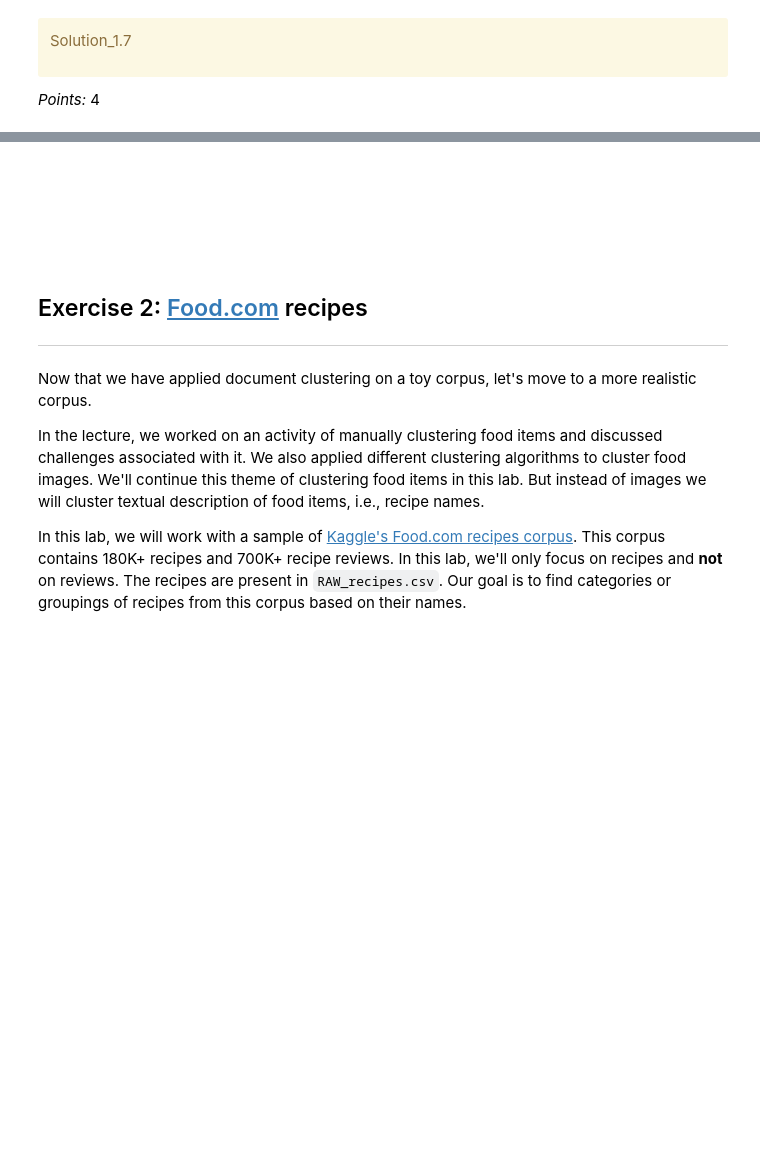
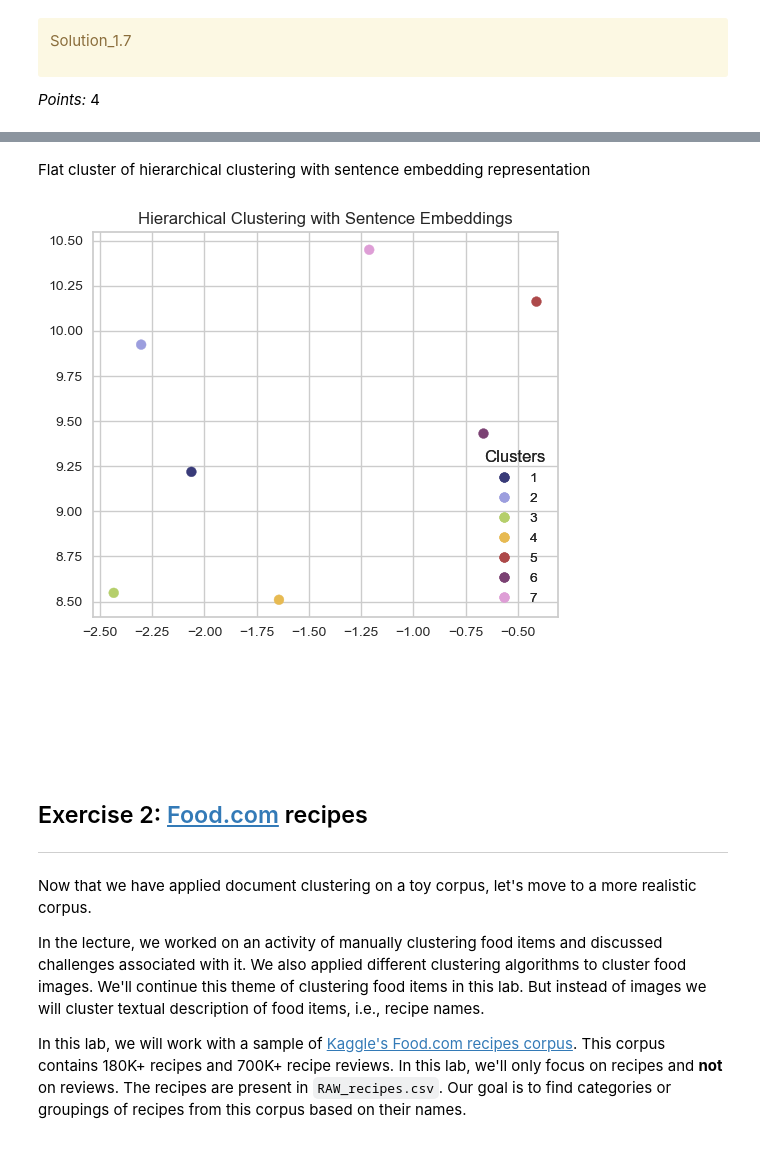
Before and after one commit to miketham24/cpsc330_hw6, a Jupyter notebook: hw6.ipynb, the cells around one changed output, grey strips where cells are left out. Drawn from its saved outputs; the diff is of its cells as text; code cells hidden in the pictures; blank space fills up the shorter version.

```diff
--- a/hw6.ipynb
+++ b/hw6.ipynb
@@ -585,3 +613,9 @@ _Points:_ 4
+# %% [markdown]
+Flat cluster of hierarchical clustering with sentence embedding representation
+# %%
+plot_umap_clusters(emb_sent_df, wiki_df["emb_hierarchical"], title="Hierarchical Clustering with Sentence Embeddings")
+# %% [output]
+[figure, added]
 # %% [markdown]
 <!-- END QUESTION -->
 
```
Also changed, not shown: parts of 19 cells of this notebook, 1 other file.
